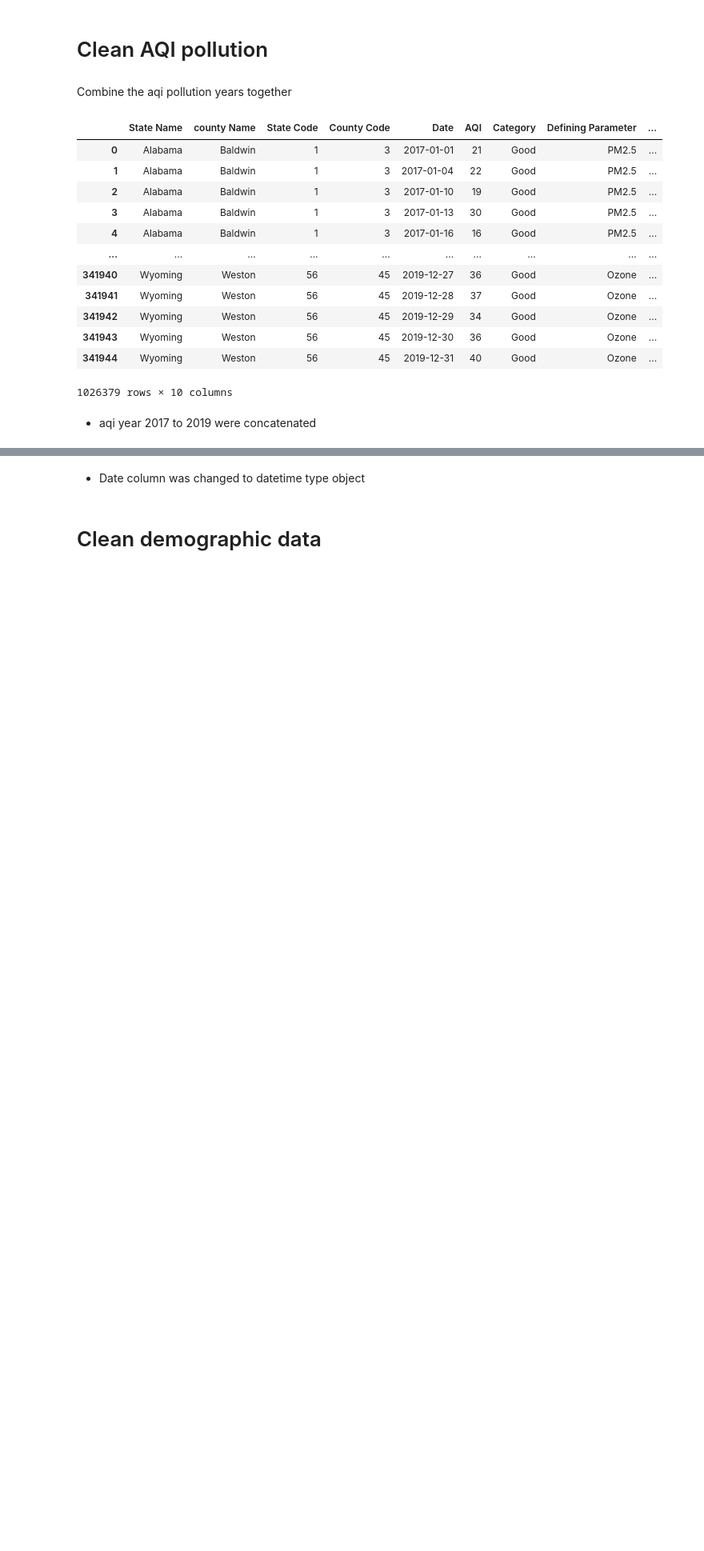
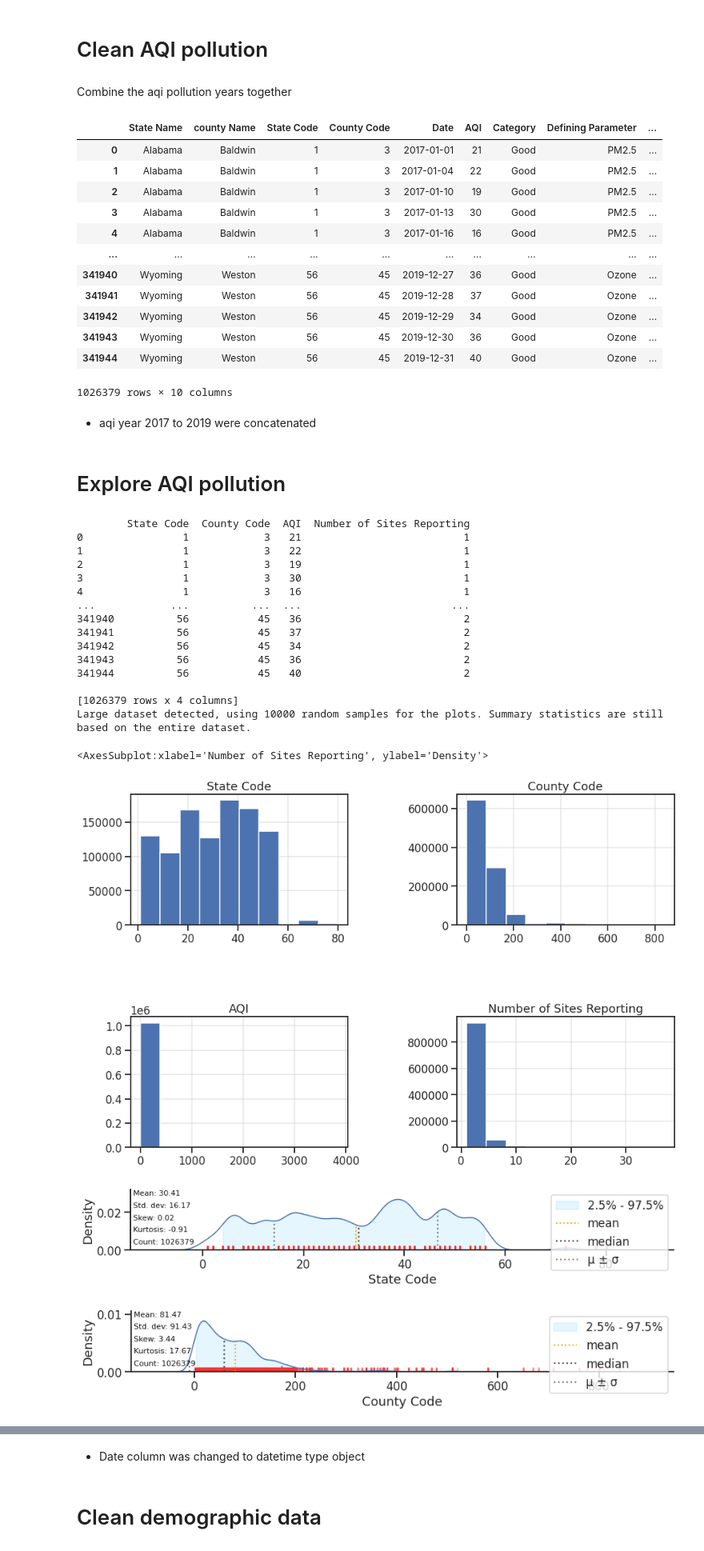
Before and after one commit to willkchan/Pollution-Forecast, a Jupyter notebook: src/preparation/Data_Wrangling.ipynb, the cells around one changed output, grey strips where cells are left out. Shown at 80% size. Drawn from its saved outputs; the diff is of its cells as text; code cells hidden in the pictures; blank space fills up the shorter version.

```diff
--- a/src/preparation/Data_Wrangling.ipynb
+++ b/src/preparation/Data_Wrangling.ipynb
@@ -157,3 +157,32 @@ county_daily_aqi_by_2017_2019
 1026379 rows × 10 columns
 # %% [markdown]
 * aqi year 2017 to 2019 were concatenated
+# %% [markdown]
+# Explore AQI pollution
+# %%
+# print(county_daily_aqi_by_2017_2019.select_dtypes('object'))
+print(county_daily_aqi_by_2017_2019.select_dtypes('int'))
+
+county_daily_aqi_by_2017_2019.hist(figsize=(15,10))
+plt.subplots_adjust(hspace=0.7, wspace=0.5);
+klib.dist_plot(county_daily_aqi_by_2017_2019, showall=True)
+# %% [output]
+        State Code  County Code  AQI  Number of Sites Reporting
+0                1            3   21                          1
+1                1            3   22                          1
+2                1            3   19                          1
+3                1            3   30                          1
+4                1            3   16                          1
+...            ...          ...  ...                        ...
+341940          56           45   36                          2
+341941          56           45   37                          2
+341942          56           45   34                          2
+341943          56           45   36                          2
+341944          56           45   40                          2
+
+[1026379 rows x 4 columns]
+Large dataset detected, using 10000 random samples for the plots. Summary statistics are still based on the entire dataset.
+<AxesSubplot:xlabel='Number of Sites Reporting', ylabel='Density'>
+[figure, added]
+[figure, added]
+[figure, added]
```
Also changed, not shown: parts of 8 cells of this notebook, 1 other file.
